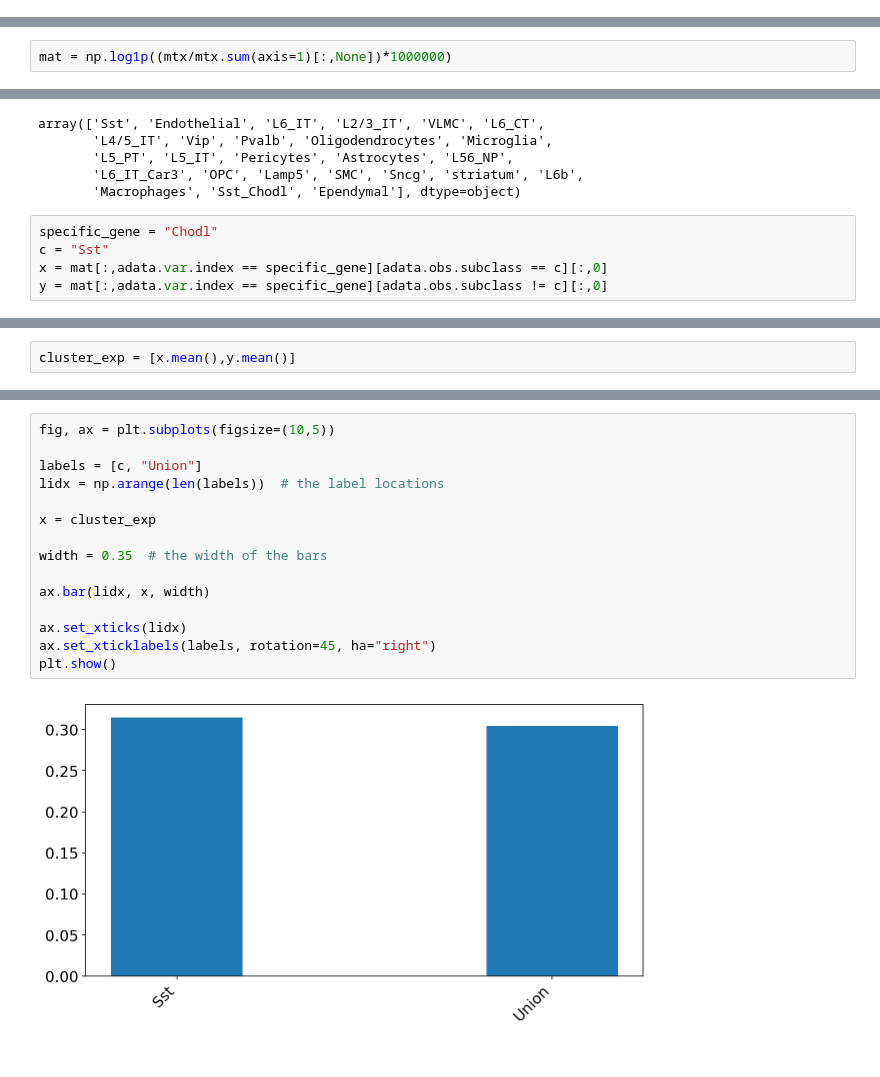
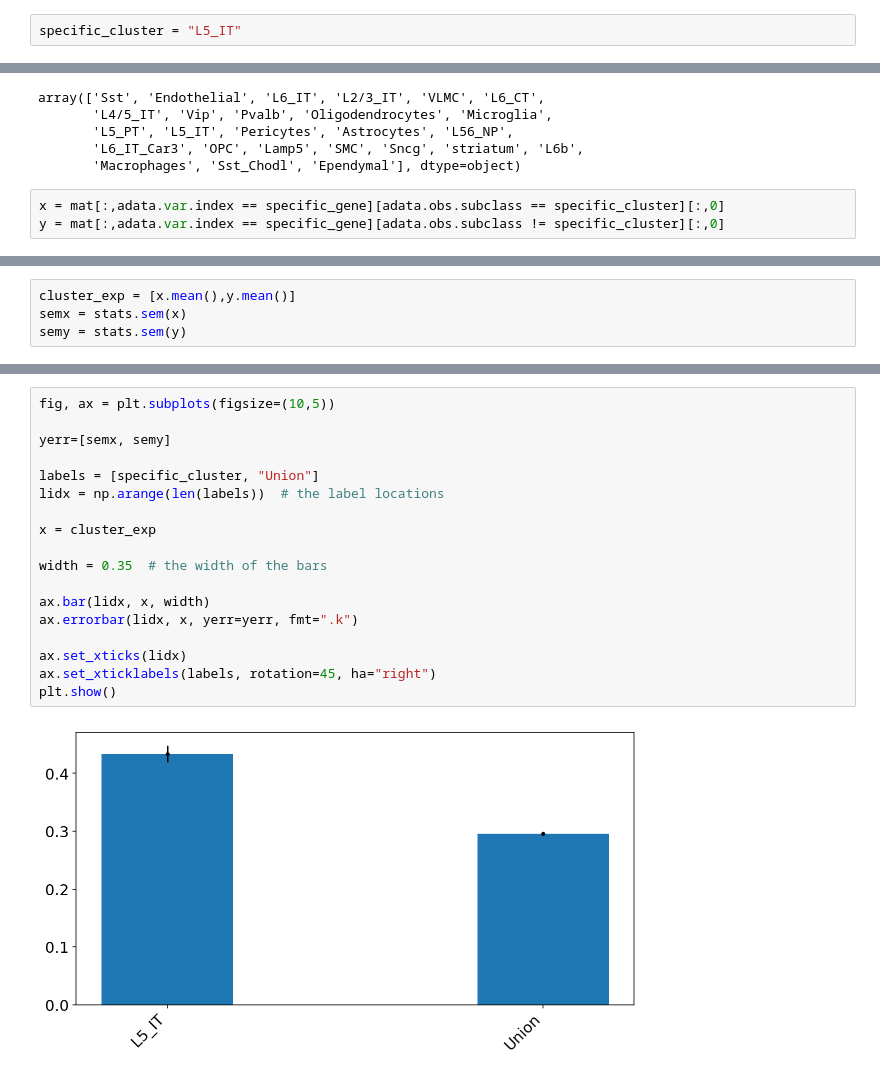
Before and after one commit to pachterlab/BYVSTZP_2020, a Jupyter notebook: analysis/merfish.ipynb, the cells around one changed output, grey strips where cells are left out. Drawn from its saved outputs; the diff is of its cells as text.

```diff
--- a/analysis/merfish.ipynb
+++ b/analysis/merfish.ipynb
@@ -171,6 +173,8 @@ Sncg                  477
 Sst_Chodl             232
 Ependymal              32
 Name: subclass, dtype: int64
+# %%
+specific_cluster = "L5_IT"
 # %%
 %%time
 fig, ax = plt.subplots(figsize=(24,24), ncols=8, nrows=8)
@@ -205,5 +207,3 @@ mtx = adata.X
-# %%
-mat = np.log1p((mtx/mtx.sum(axis=1)[:,None])*1000000)
 # %%
 unique = adata.obs.subclass.unique()
 # %%
@@ -215,7 +215,5 @@ array(['Sst', 'Endothelial', 'L6_IT', 'L2/3_IT', 'VLMC', 'L6_CT',
        'L6_IT_Car3', 'OPC', 'Lamp5', 'SMC', 'Sncg', 'striatum', 'L6b',
        'Macrophages', 'Sst_Chodl', 'Ependymal'], dtype=object)
 # %%
-specific_gene = "Chodl"
-c = "Sst"
-x = mat[:,adata.var.index == specific_gene][adata.obs.subclass == c][:,0]
-y = mat[:,adata.var.index == specific_gene][adata.obs.subclass != c][:,0]
+x = mat[:,adata.var.index == specific_gene][adata.obs.subclass == specific_cluster][:,0]
+y = mat[:,adata.var.index == specific_gene][adata.obs.subclass != specific_cluster][:,0]
@@ -222,5 +222,7 @@ y = mat[:,adata.var.index == specific_gene][adata.obs.subclass != c][:,0]
 # %%
 cluster_exp = [x.mean(),y.mean()]
+semx = stats.sem(x)
+semy = stats.sem(y)
 # %%
 print(cluster_exp)
 # %% [output]
@@ -228,17 +230,20 @@ print(cluster_exp)
 # %%
 fig, ax = plt.subplots(figsize=(10,5))
 
-labels = [c, "Union"]
+yerr=[semx, semy]
+
+labels = [specific_cluster, "Union"]
 lidx = np.arange(len(labels))  # the label locations
 
 x = cluster_exp
 
 width = 0.35  # the width of the bars
 
 ax.bar(lidx, x, width)
+ax.errorbar(lidx, x, yerr=yerr, fmt=".k")
 
 ax.set_xticks(lidx)
 ax.set_xticklabels(labels, rotation=45, ha="right")
 plt.show()
 # %% [output]
-[figure, old version]
+[figure, new version]
```
Also changed, not shown: parts of 12 cells of this notebook, 3 other files.
